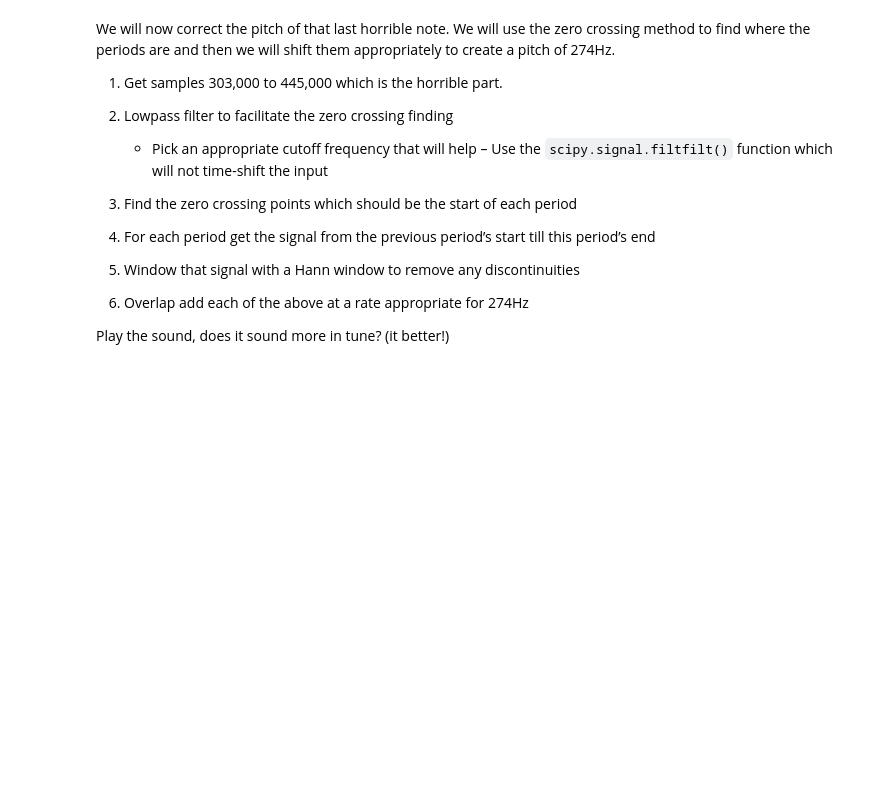
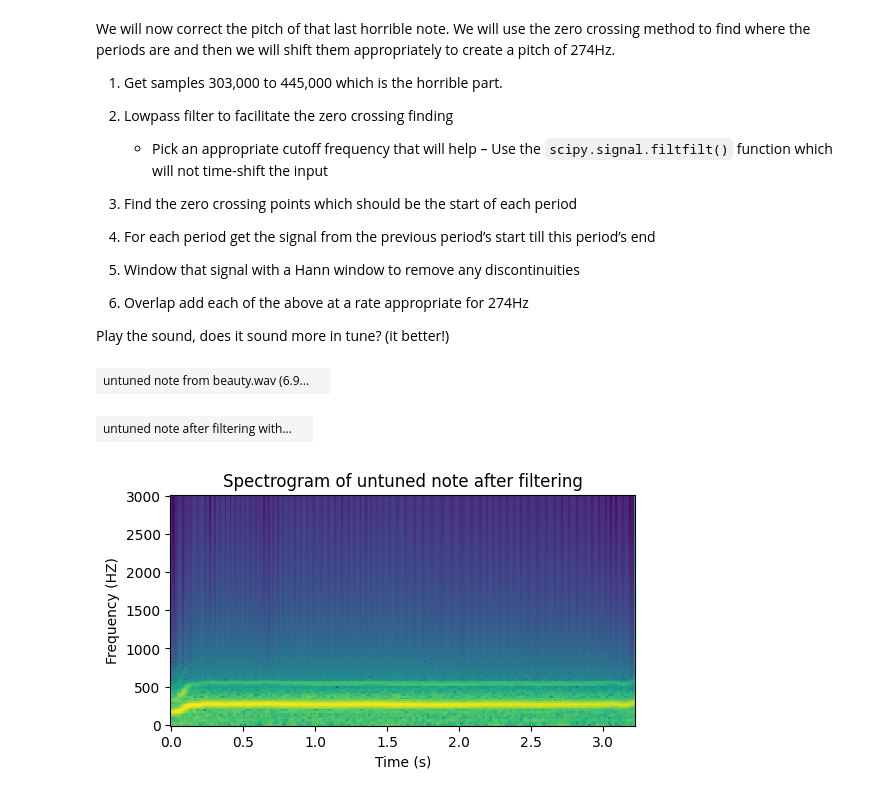
Before and after one commit to aditk3/CS448-Labs, a Jupyter notebook: Lab 7/Lab 7 - Pitch Tracking and Modifications.ipynb, the cells around one changed output. Cells and saved outputs as stored; diff of their text form; code cells hidden in the pictures; blank space fills up the shorter version.

```diff
--- a/Lab 7/Lab 7 - Pitch Tracking and Modifications.ipynb
+++ b/Lab 7/Lab 7 - Pitch Tracking and Modifications.ipynb
@@ -48,0 +217,35 @@ raise NotImplementedError()
+# %%
+# Function that creates a butterworth low-pass filter from Lab 1
+def butter_low_pass(sound, fs, cutoff):
+    b, a = butter(10, cutoff / (fs / 2))
+    return lfilter(b, a, sound)
+# %%
+# Selecting the untuned note
+start_sample, end_sample = 303000, 445000
+untuned_note = input_sound[start_sample:end_sample]
+sound(
+    untuned_note,
+    rate=fs,
+    label=
+    f'untuned note from {fname} ({round(start_sample/fs, 1)}s - {round(end_sample/fs, 1)}s)'
+)
+
+stft_untuned = stft(untuned_note, DFT_SIZE, HOP_SIZE, ZERO_PAD, WINDOW)
+
+# Filtering the untuned note
+filtered_note = butter_low_pass(untuned_note, fs, 370)
+
+stft_untuned_filtered = stft(filtered_note, DFT_SIZE, HOP_SIZE, ZERO_PAD,
+                             WINDOW)
+
+sound(filtered_note,
+      rate=fs,
+      label='untuned note after filtering with IIR Butterworth')
+plot_spectrogram(stft_untuned_filtered,
+                 filtered_note,
+                 fs,
+                 title=f'Spectrogram of untuned note after filtering')
+# %% [output]
+| untuned note from beauty.wav (6.9... |  |
+| untuned note after filtering with... |  |
+[figure, added]
```
Also changed, not shown: parts of 7 cells of this notebook, 1 other file.
